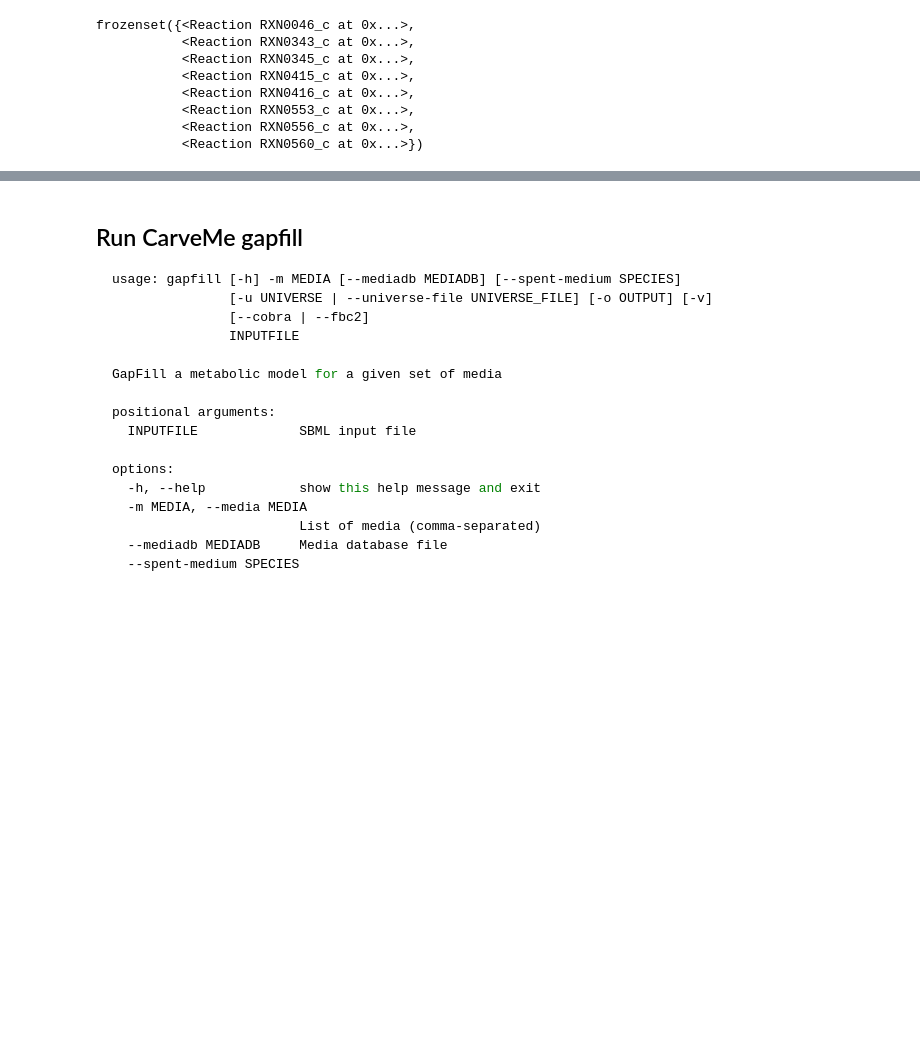
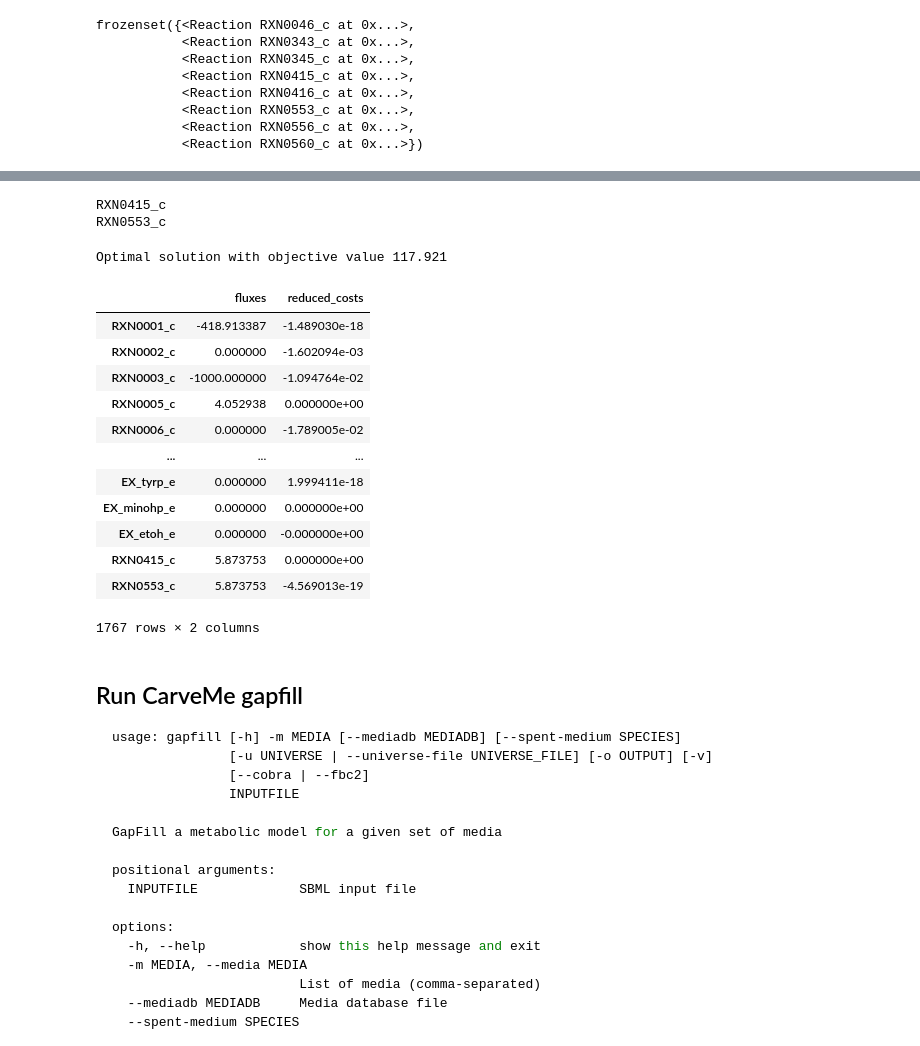
Before and after one commit to CRISPR-CARB/Rhodobacter_sphaeroides_GEMs, a Jupyter notebook: Notebooks/iRsp1140_add_CCN_reactions.ipynb, the cells around one changed output, grey strips where cells are left out. Drawn from its saved outputs; the diff is of its cells as text; code cells hidden in the pictures; blank space fills up the shorter version.

```diff
--- a/Notebooks/iRsp1140_add_CCN_reactions.ipynb
+++ b/Notebooks/iRsp1140_add_CCN_reactions.ipynb
@@ -157,3 +193,35 @@ cobra.io.write_sbml_model(model, "../GEMs/model_with_f6p_gap.xml")
+# %%
+#run gapfill to replace removed metabolite into working model: view reactions to add
+solutions = gapfill(model_with_f6p_gap, universal, demand_reactions=False)
+for reaction in solutions[0]:
+    print(reaction.id)
+# %% [output]
+RXN0415_c
+RXN0553_c
+# %%
+#run gapfill to replace removed metabolite into working model: take first element of solutions and add
+f6p_gapfilled = model_with_f6p_gap.copy()
+f6p_gapfilled.add_reactions(solutions[0])
+cobra.io.write_sbml_model(f6p_gapfilled, "../GEMs/f6p_gapfilled.xml")
+# %%
+#optimize gapfilled model to make sure it grows
+f6p_gapfilled.optimize()
+#assert to optimize.solutions() compared to final model
+# %% [output]
+Optimal solution with objective value 117.921
+|  | fluxes | reduced_costs |
+| RXN0001_c | -418.913387 | -1.489030e-18 |
+| RXN0002_c | 0.000000 | -1.602094e-03 |
+| RXN0003_c | -1000.000000 | -1.094764e-02 |
+| RXN0005_c | 4.052938 | 0.000000e+00 |
+| RXN0006_c | 0.000000 | -1.789005e-02 |
+| ... | ... | ... |
+| EX_tyrp_e | 0.000000 | 1.999411e-18 |
+| EX_minohp_e | 0.000000 | 0.000000e+00 |
+| EX_etoh_e | 0.000000 | -0.000000e+00 |
+| RXN0415_c | 5.873753 | 0.000000e+00 |
+| RXN0553_c | 5.873753 | -4.569013e-19 |
+1767 rows × 2 columns
 # %% [markdown]
 ## Run CarveMe gapfill
 
```
Also changed, not shown: parts of 3 cells of this notebook, 4 other files.
